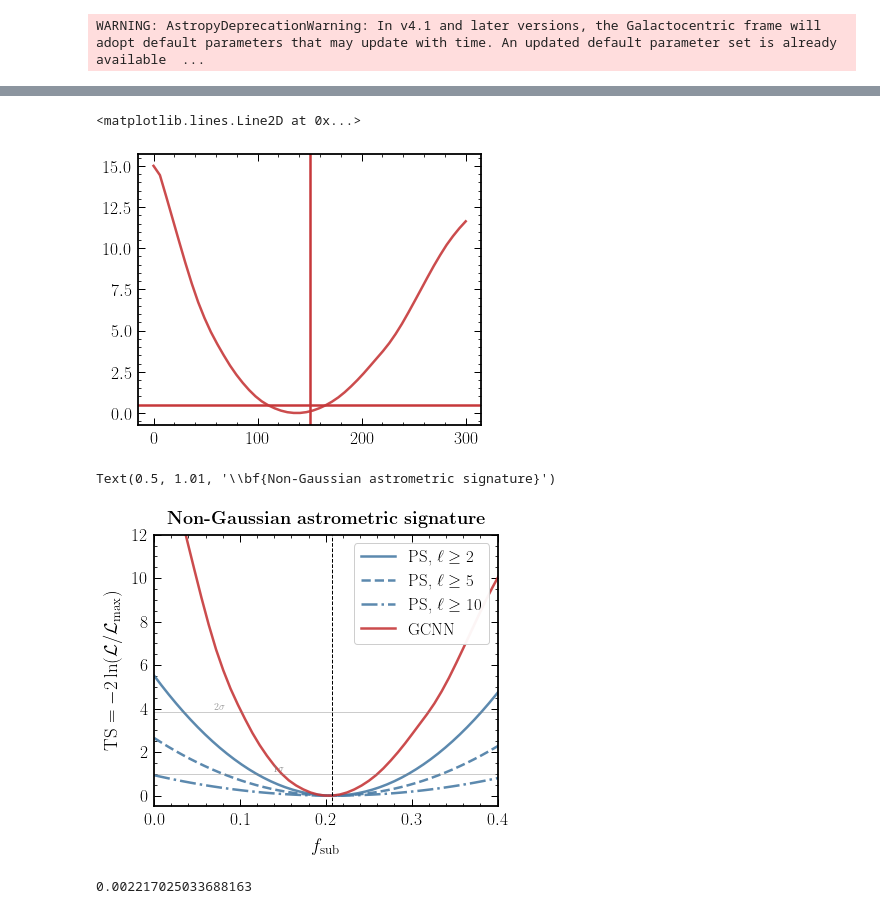
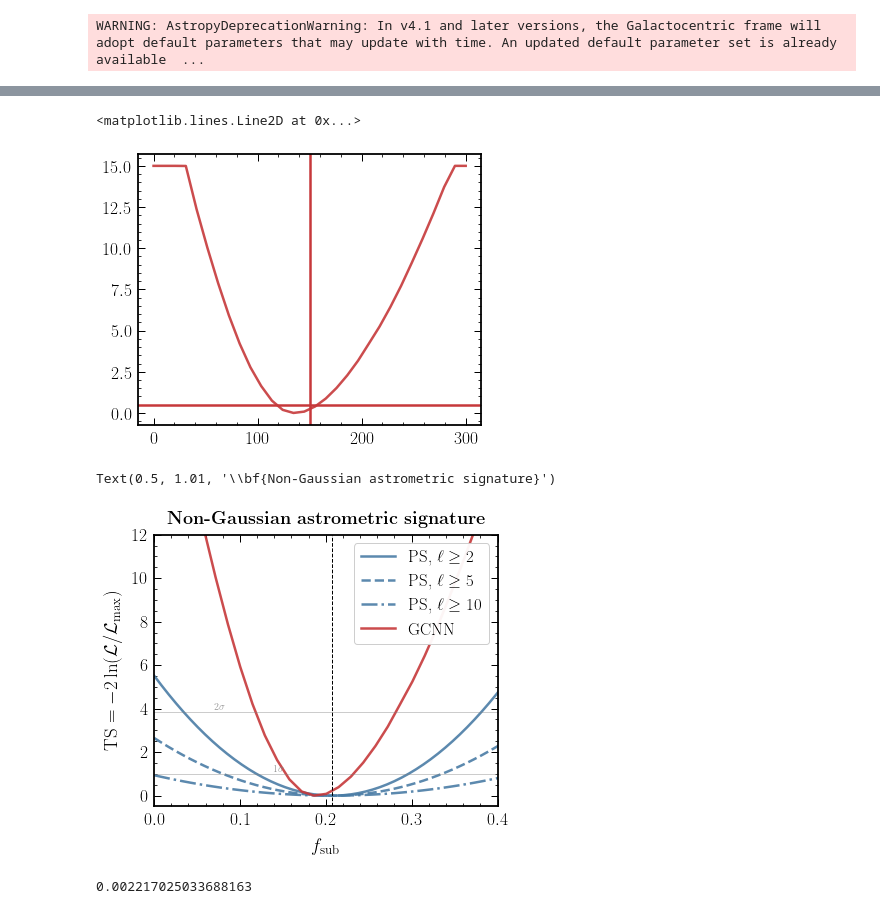
Before and after one commit to smsharma/neural-global-astrometry, a Jupyter notebook: notebooks/01_cdm.ipynb, the cells around one changed output, grey strips where cells are left out. Cells and saved outputs as stored; diff of their text form; code cells hidden in the pictures.

```diff
--- a/notebooks/01_cdm.ipynb
+++ b/notebooks/01_cdm.ipynb
@@ -150,11 +150,11 @@ import torch
 from pytorch_lightning.loggers import TensorBoardLogger, MLFlowLogger
 import mlflow
 
-run_id = '878d63bb95914b00b2fac8085c61101d'
+run_id = '98ecc563d0794e22ae349a98408caa4e'
 
 data_dir = '/scratch/sm8383/sbi-fermi/data/'
 model_uri = "runs:/{}/density_estimator".format(run_id)
-density_estimator = mlflow.pytorch.load_model('/Users/smsharma/PycharmProjects/sbi-astrometry/data/logs/mlruns/2/' + run_id + '/artifacts/density_estimator')
+density_estimator = mlflow.pytorch.load_model('/Users/smsharma/PycharmProjects/sbi-astrometry/data/logs/mlruns/0/' + run_id + '/artifacts/density_estimator')
 # %%
 from tqdm.notebook import tqdm
 # %%
@@ -180,6 +180,6 @@ list(density_estimator.children())[0].add_noise.sigma = 0.
 # %%
 n_trials = 30
-n_test = 50
+n_test = 30
 
 out = np.zeros((n_trials, n_test))
 
@@ -188,7 +188,7 @@ for i_trial in tqdm(range(n_trials)):
     sim.analysis_pipeline(get_sample=True)
     sim.mu_qsrs = 1e6 * hp.reorder(sim.mu_qsrs.T, r2n=True).T
 
-    x_test = sim.mu_qsrs + np.random.normal(loc=0, scale=0.0012666666666666668 / 1., size=sim.mu_qsrs.shape)
+    x_test = sim.mu_qsrs + np.random.normal(loc=0, scale=0.0022 / 1., size=sim.mu_qsrs.shape)
     x_test = torch.Tensor(1 * [x_test.T]).contiguous()
 
     theta_test = torch.linspace(0., 300., n_test).unsqueeze(1)
@@ -267,7 +249,7 @@ plt.axhline(chi2.isf(.5, 1))
 plt.axvline(150)
 # %% [output]
 <matplotlib.lines.Line2D at 0x...>
-[figure, old version]
+[figure, new version]
 # %%
 from theory.units import *
 from theory.spec_calc import PowerSpectra, PowerSpectraPopulations
@@ -329,35 +311,35 @@ for i_l, l_min in enumerate([2, 5, 10]):
 
 
 llrmin, llrmax = 0., 15.
 
 llr = - 2 * out_mean
 llr -= np.min(llr)
 llr = np.clip(llr, llrmin, llrmax)
 
-offset = (f_sub_fid - (f_sub_fid / 150) * theta_test.squeeze().detach().numpy()[np.argmin(llr)])
+offset = 0  # (f_sub_fid - (f_sub_fid / 150) * theta_test.squeeze().detach().numpy()[np.argmin(llr)])
 plt.plot(offset + (f_sub_fid / 150) * theta_test.squeeze().detach().numpy(), llr, label="GCNN", color=cols_default[0])
 
 
 plt.axhline(chi2.isf(1 - .95, 1), color='grey', alpha=0.4, lw=1)
 plt.text(f_sub_fid / 3, chi2.isf(1 - .95, 1) + 0.1, r"$2\sigma$",  color='grey', alpha=0.8)
 
 plt.axhline(chi2.isf(1 - .68, 1), color='grey', alpha=0.4, lw=1)
 plt.text(f_sub_fid / (3 / 2), chi2.isf(1 - .68, 1) + 0.1, r"$1\sigma$",  color='grey', alpha=0.8)
 
 plt.axvline(f_sub_fid, color='k', lw=1, ls='--')
 
 plt.ylim(-0.5, 12)
 plt.xlim(0, 0.4)
 
 plt.legend(loc='upper right', frameon=True, framealpha=0.95)
 
 plt.xlabel(r"$f_\mathrm{sub}$")
 plt.ylabel(r"$\mathrm{TS}  = -2 \ln  (\mathcal L / \mathcal L_\mathrm{max}) $")
 
 plt.title(r"\bf{Non-Gaussian astrometric signature}", y=1.01)
 # %% [output]
 Text(0.5, 1.01, '\\bf{Non-Gaussian astrometric signature}')
-[figure, old version]
+[figure, new version]
 # %%
 import healpy as hp
 Sigma_q = 1e8 / (4 * np.pi)
```
Also changed, not shown: parts of 3 cells of this notebook, 7 other files.
